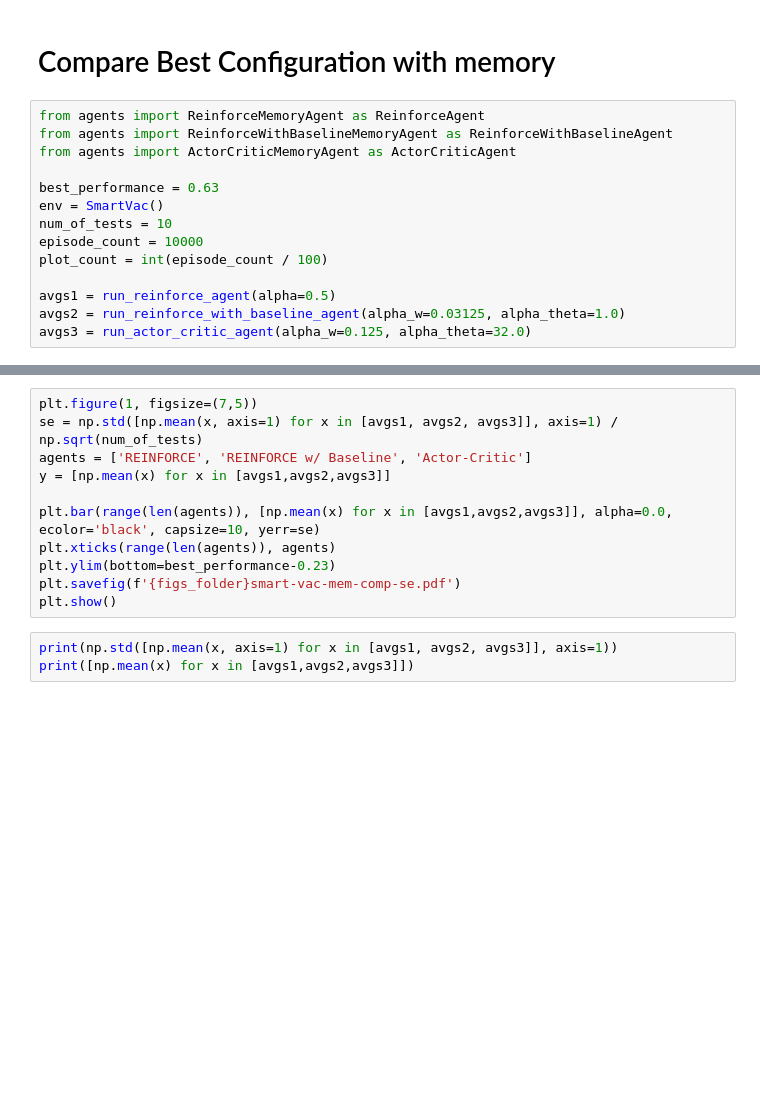
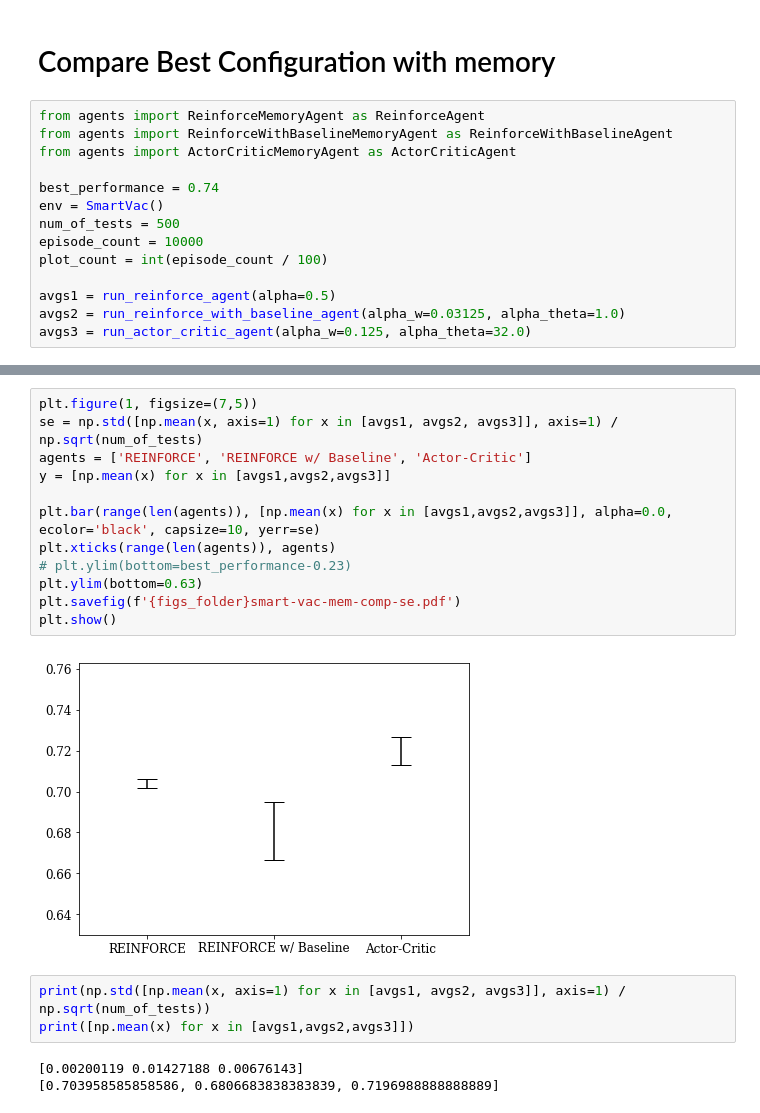
Before and after one commit to nimamahmoudi/rlai-policy-gradient-methods, a Jupyter notebook: final5_compare_best_configs.ipynb, the cells around one changed output, grey strips where cells are left out. Drawn from its saved outputs; the diff is of its cells as text; blank space fills up the shorter version.

```diff
--- a/final5_compare_best_configs.ipynb
+++ b/final5_compare_best_configs.ipynb
@@ -482,9 +457,9 @@ from agents import ReinforceMemoryAgent as ReinforceAgent
 from agents import ReinforceWithBaselineMemoryAgent as ReinforceWithBaselineAgent
 from agents import ActorCriticMemoryAgent as ActorCriticAgent
 
-best_performance = 0.63
+best_performance = 0.74
 env = SmartVac()
-num_of_tests = 10
+num_of_tests = 500
 episode_count = 10000
 plot_count = int(episode_count / 100)
 
@@ -512,14 +506,20 @@ plt.show()
 # %%
 plt.figure(1, figsize=(7,5))
 se = np.std([np.mean(x, axis=1) for x in [avgs1, avgs2, avgs3]], axis=1) / np.sqrt(num_of_tests)
 agents = ['REINFORCE', 'REINFORCE w/ Baseline', 'Actor-Critic']
 y = [np.mean(x) for x in [avgs1,avgs2,avgs3]]
 
 plt.bar(range(len(agents)), [np.mean(x) for x in [avgs1,avgs2,avgs3]], alpha=0.0, ecolor='black', capsize=10, yerr=se)
 plt.xticks(range(len(agents)), agents)
-plt.ylim(bottom=best_performance-0.23)
+# plt.ylim(bottom=best_performance-0.23)
+plt.ylim(bottom=0.63)
 plt.savefig(f'{figs_folder}smart-vac-mem-comp-se.pdf')
 plt.show()
+# %% [output]
+[figure, added]
 # %%
-print(np.std([np.mean(x, axis=1) for x in [avgs1, avgs2, avgs3]], axis=1))
+print(np.std([np.mean(x, axis=1) for x in [avgs1, avgs2, avgs3]], axis=1) / np.sqrt(num_of_tests))
 print([np.mean(x) for x in [avgs1,avgs2,avgs3]])
+# %% [output]
+[0.00200119 0.01427188 0.00676143]
+[0.703958585858586, 0.6806683838383839, 0.7196988888888889]
```
Also changed, not shown: parts of 9 cells of this notebook, 4 other files.
